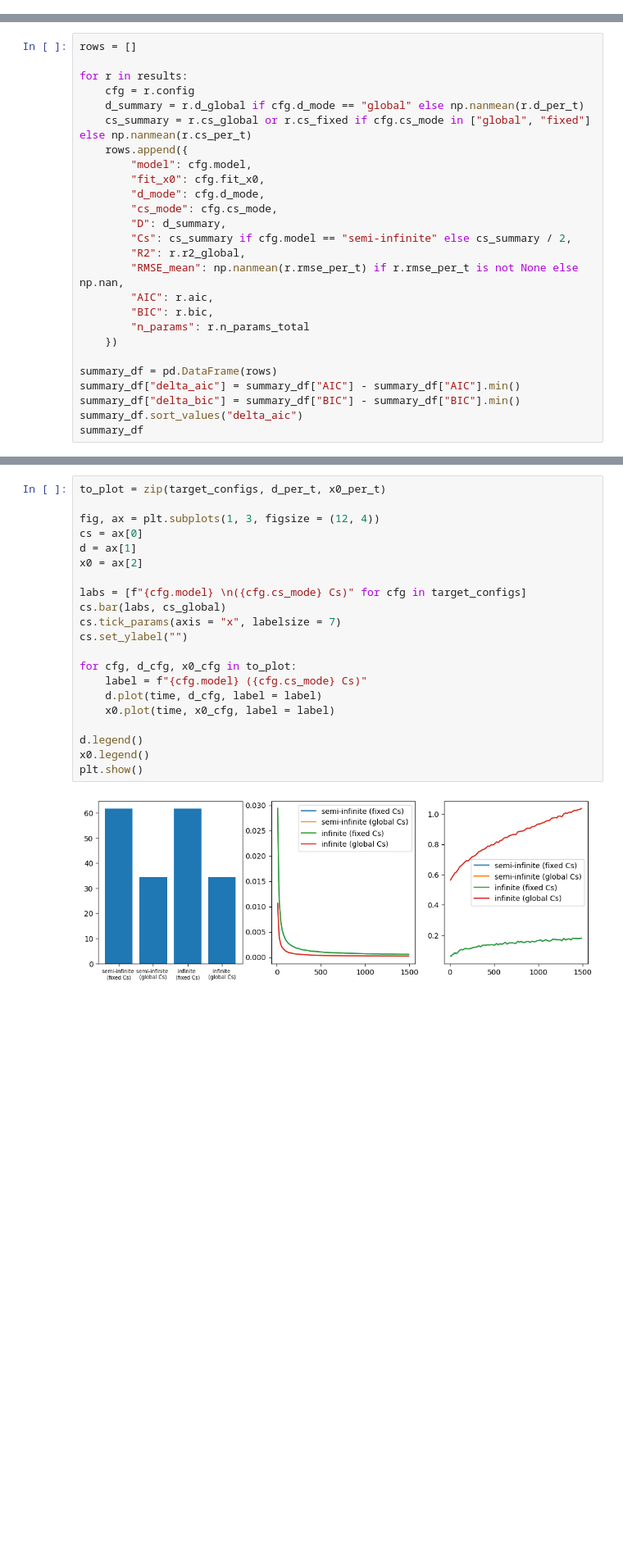
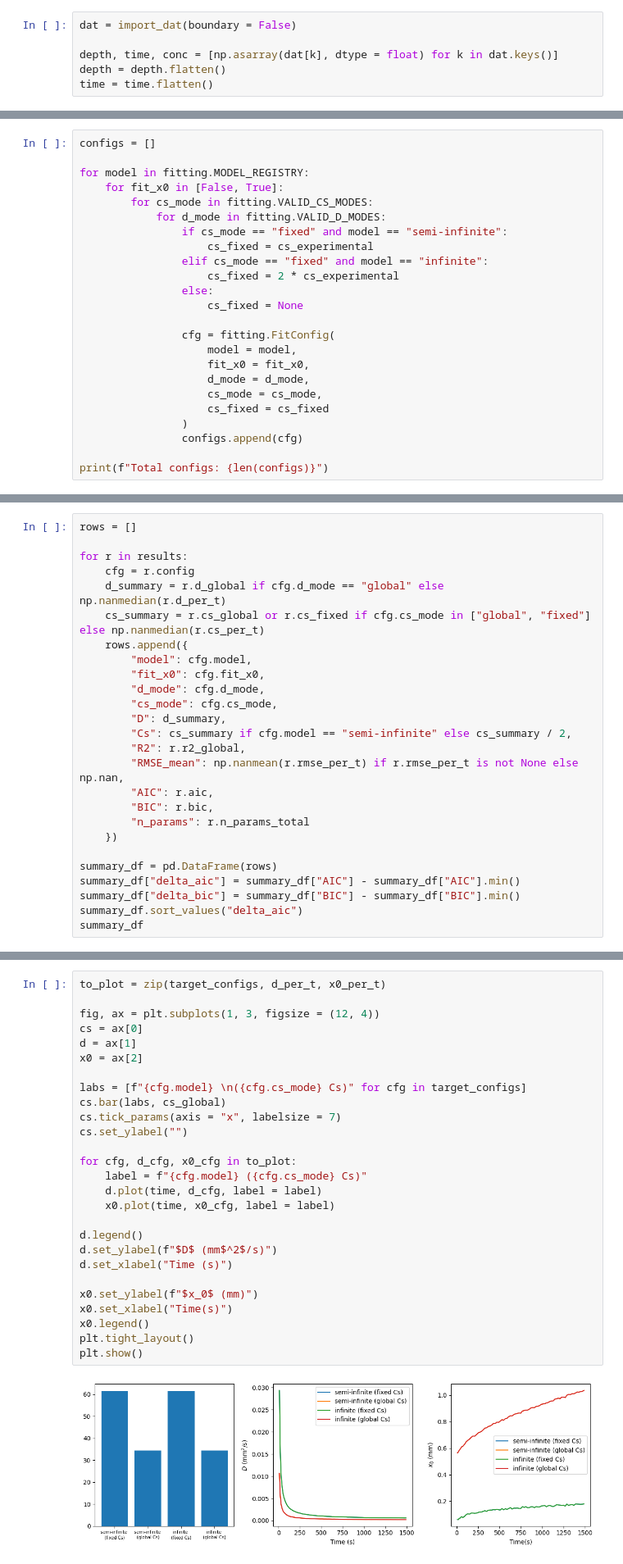
Before and after one commit to isaackh28/diff_tests, a Jupyter notebook: notebook.ipynb, the cells around one changed output, grey strips where cells are left out. Shown at 82% size. Cells and saved outputs as stored; diff of their text form; blank space fills up the shorter version.

```diff
--- a/notebook.ipynb
+++ b/notebook.ipynb
@@ -31,3 +39,9 @@ conc = np.asarray(conc_df, dtype = float)
+# %%
+dat = import_dat(boundary = False)
+
+depth, time, conc = [np.asarray(dat[k], dtype = float) for k in dat.keys()]
+depth = depth.flatten()
+time = time.flatten()
 # %%
 # ---- Experimental concentration profiles at the beginning, middle, and end of the experiment ----
 profs = range(0, len(time), 10)
@@ -95,0 +118,24 @@ Total configs: 24
+# %%
+configs = []
+
+for model in fitting.MODEL_REGISTRY:
+    for fit_x0 in [False, True]:
+        for cs_mode in fitting.VALID_CS_MODES:
+            for d_mode in fitting.VALID_D_MODES:
+                if cs_mode == "fixed" and model == "semi-infinite":
+                    cs_fixed = cs_experimental
+                elif cs_mode == "fixed" and model == "infinite":
+                    cs_fixed = 2 * cs_experimental
+                else:
+                    cs_fixed = None
+
+                cfg = fitting.FitConfig(
+                    model = model,
+                    fit_x0 = fit_x0,
+                    d_mode = d_mode,
+                    cs_mode = cs_mode,
+                    cs_fixed = cs_fixed
+                )
+                configs.append(cfg)
+
+print(f"Total configs: {len(configs)}")
@@ -124,8 +172,8 @@ rows = []
 
 for r in results:
     cfg = r.config
-    d_summary = r.d_global if cfg.d_mode == "global" else np.nanmean(r.d_per_t)
-    cs_summary = r.cs_global or r.cs_fixed if cfg.cs_mode in ["global", "fixed"] else np.nanmean(r.cs_per_t)
+    d_summary = r.d_global if cfg.d_mode == "global" else np.nanmedian(r.d_per_t)
+    cs_summary = r.cs_global or r.cs_fixed if cfg.cs_mode in ["global", "fixed"] else np.nanmedian(r.cs_per_t)
     rows.append({
         "model": cfg.model,
         "fit_x0": cfg.fit_x0,
@@ -181,26 +229,32 @@ for r in results:
 # %%
 to_plot = zip(target_configs, d_per_t, x0_per_t)
 
 fig, ax = plt.subplots(1, 3, figsize = (12, 4))
 cs = ax[0]
 d = ax[1]
 x0 = ax[2]
 
 labs = [f"{cfg.model} \n({cfg.cs_mode} Cs)" for cfg in target_configs]
 cs.bar(labs, cs_global)
 cs.tick_params(axis = "x", labelsize = 7)
 cs.set_ylabel("")
 
 for cfg, d_cfg, x0_cfg in to_plot:
     label = f"{cfg.model} ({cfg.cs_mode} Cs)"
     d.plot(time, d_cfg, label = label)
     x0.plot(time, x0_cfg, label = label)
 
 d.legend()
+d.set_ylabel(f"$D$ (mm$^2$/s)")
+d.set_xlabel("Time (s)")
+
+x0.set_ylabel(f"$x_0$ (mm)")
+x0.set_xlabel("Time(s)")
 x0.legend()
+plt.tight_layout()
 plt.show()
 # %% [output]
-[figure, old version]
+[figure, new version]
 # %%
 config_semi = fitting.FitConfig(model = "semi-infinite",
                         fit_x0 = False,
```
Also changed, not shown: parts of 16 cells of this notebook.
